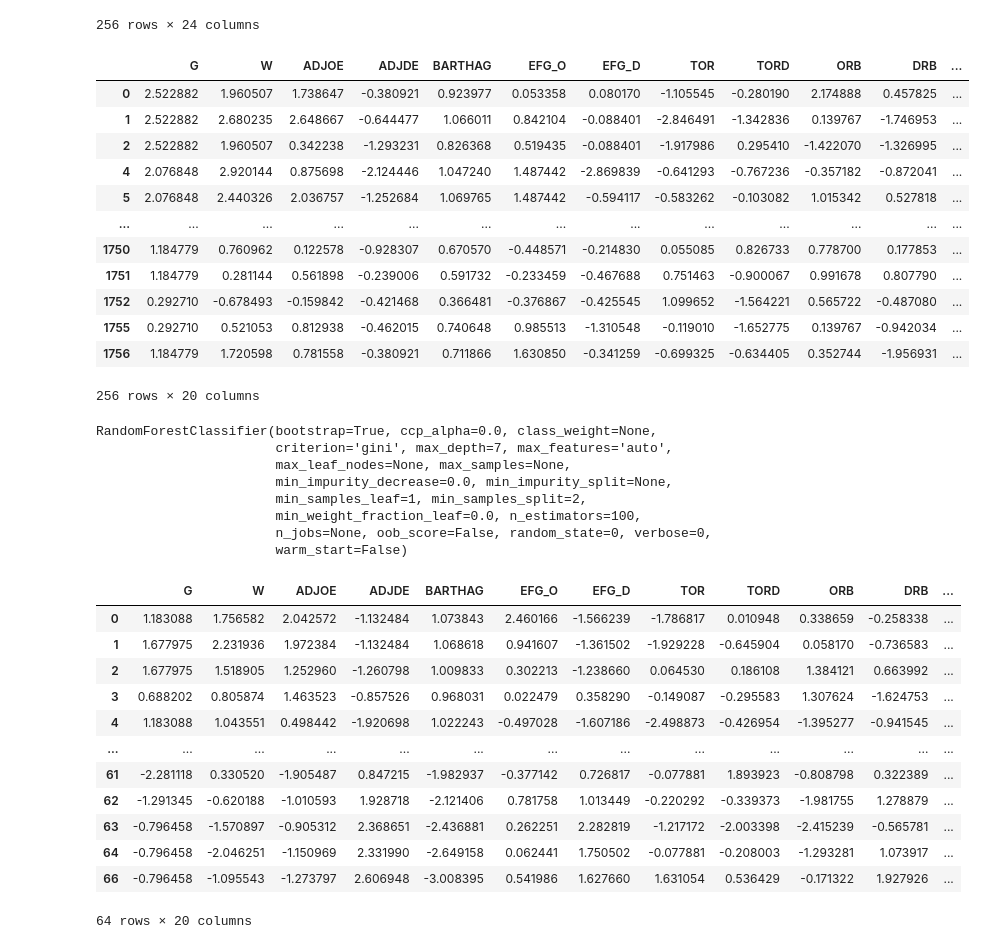
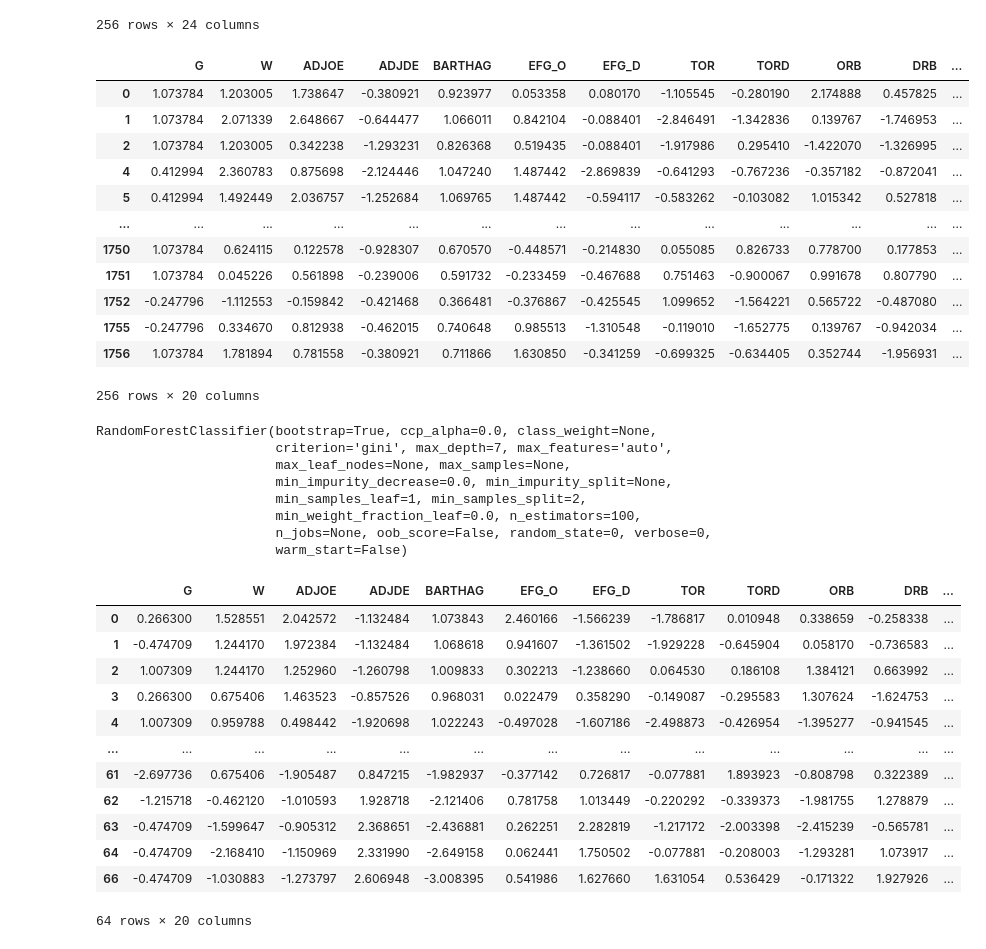
Before and after one commit to COMP562-Machine-Learning-March-Madness/Final-Project, a Jupyter notebook: randomForest.ipynb, the cells around one changed output. Drawn from its saved outputs; the diff is of its cells as text; code cells hidden in the pictures.

Commit message:
updated game totals

```diff
--- a/randomForest.ipynb
+++ b/randomForest.ipynb
@@ -66,28 +66,35 @@ X
 #Save column of labels
 y=X.get("POSTSEASON")
 # %%
-#turn conference into one hot vector
-#dummy = pd.get_dummies(X.CONF)
+# correct the game values
+X['G']=X['G']-X['POSTSEASON']-1
+X['W']=X['W']-X['POSTSEASON']
+
+indices= X[X['POSTSEASON']==6].index.values
+
+for i in indices:
+    X.at[i, 'G']=X.at[i, 'G']+1
 
 #remove the column of post season and string features
 X=X.drop(columns=['POSTSEASON', 'TEAM', 'CONF', 'YEAR'])
 
 #normalized data
 X=(X-X.mean())/X.std()
+
 X
 # %% [output]
 |  | G | W | ADJOE | ADJDE | BARTHAG | EFG_O | EFG_D | TOR | TORD | ORB | DRB | ... |
-| 0 | 2.522882 | 1.960507 | 1.738647 | -0.380921 | 0.923977 | 0.053358 | 0.080170 | -1.105545 | -0.280190 | 2.174888 | 0.457825 | ... |
-| 1 | 2.522882 | 2.680235 | 2.648667 | -0.644477 | 1.066011 | 0.842104 | -0.088401 | -2.846491 | -1.342836 | 0.139767 | -1.746953 | ... |
-| 2 | 2.522882 | 1.960507 | 0.342238 | -1.293231 | 0.826368 | 0.519435 | -0.088401 | -1.917986 | 0.295410 | -1.422070 | -1.326995 | ... |
-| 4 | 2.076848 | 2.920144 | 0.875698 | -2.124446 | 1.047240 | 1.487442 | -2.869839 | -0.641293 | -0.767236 | -0.357182 | -0.872041 | ... |
-| 5 | 2.076848 | 2.440326 | 2.036757 | -1.252684 | 1.069765 | 1.487442 | -0.594117 | -0.583262 | -0.103082 | 1.015342 | 0.527818 | ... |
+| 0 | 1.073784 | 1.203005 | 1.738647 | -0.380921 | 0.923977 | 0.053358 | 0.080170 | -1.105545 | -0.280190 | 2.174888 | 0.457825 | ... |
+| 1 | 1.073784 | 2.071339 | 2.648667 | -0.644477 | 1.066011 | 0.842104 | -0.088401 | -2.846491 | -1.342836 | 0.139767 | -1.746953 | ... |
+| 2 | 1.073784 | 1.203005 | 0.342238 | -1.293231 | 0.826368 | 0.519435 | -0.088401 | -1.917986 | 0.295410 | -1.422070 | -1.326995 | ... |
+| 4 | 0.412994 | 2.360783 | 0.875698 | -2.124446 | 1.047240 | 1.487442 | -2.869839 | -0.641293 | -0.767236 | -0.357182 | -0.872041 | ... |
+| 5 | 0.412994 | 1.492449 | 2.036757 | -1.252684 | 1.069765 | 1.487442 | -0.594117 | -0.583262 | -0.103082 | 1.015342 | 0.527818 | ... |
 | ... | ... | ... | ... | ... | ... | ... | ... | ... | ... | ... | ... | ... |
-| 1750 | 1.184779 | 0.760962 | 0.122578 | -0.928307 | 0.670570 | -0.448571 | -0.214830 | 0.055085 | 0.826733 | 0.778700 | 0.177853 | ... |
-| 1751 | 1.184779 | 0.281144 | 0.561898 | -0.239006 | 0.591732 | -0.233459 | -0.467688 | 0.751463 | -0.900067 | 0.991678 | 0.807790 | ... |
-| 1752 | 0.292710 | -0.678493 | -0.159842 | -0.421468 | 0.366481 | -0.376867 | -0.425545 | 1.099652 | -1.564221 | 0.565722 | -0.487080 | ... |
-| 1755 | 0.292710 | 0.521053 | 0.812938 | -0.462015 | 0.740648 | 0.985513 | -1.310548 | -0.119010 | -1.652775 | 0.139767 | -0.942034 | ... |
-| 1756 | 1.184779 | 1.720598 | 0.781558 | -0.380921 | 0.711866 | 1.630850 | -0.341259 | -0.699325 | -0.634405 | 0.352744 | -1.956931 | ... |
+| 1750 | 1.073784 | 0.624115 | 0.122578 | -0.928307 | 0.670570 | -0.448571 | -0.214830 | 0.055085 | 0.826733 | 0.778700 | 0.177853 | ... |
+| 1751 | 1.073784 | 0.045226 | 0.561898 | -0.239006 | 0.591732 | -0.233459 | -0.467688 | 0.751463 | -0.900067 | 0.991678 | 0.807790 | ... |
+| 1752 | -0.247796 | -1.112553 | -0.159842 | -0.421468 | 0.366481 | -0.376867 | -0.425545 | 1.099652 | -1.564221 | 0.565722 | -0.487080 | ... |
+| 1755 | -0.247796 | 0.334670 | 0.812938 | -0.462015 | 0.740648 | 0.985513 | -1.310548 | -0.119010 | -1.652775 | 0.139767 | -0.942034 | ... |
+| 1756 | 1.073784 | 1.781894 | 0.781558 | -0.380921 | 0.711866 | 1.630850 | -0.341259 | -0.699325 | -0.634405 | 0.352744 | -1.956931 | ... |
 256 rows × 20 columns
 # %%
 #random classifier, and fit
@@ -108,6 +115,14 @@ TEST=pd.read_csv("./cbb-data/cbb19.csv")
 TEST=TEST.dropna()
 TEST=TEST[TEST.POSTSEASON != 'R68']
 TEST=TEST.replace({'Champions': 6, '2ND': 5, 'F4':4, 'E8':3, 'S16':2,  'R32':1, 'R64':0})
+
+TEST['G']=TEST['G']-TEST['POSTSEASON']-1
+TEST['W']=TEST['W']-TEST['POSTSEASON']
+
+indices= TEST[TEST['POSTSEASON']==6].index.values
+
+for i in indices:
+    TEST.at[i, 'G']=TEST.at[i, 'G']+1
 
 #get team name info to print
 teams=TEST.get("TEAM")
@@ -121,17 +136,17 @@ TEST=(TEST-TEST.mean())/TEST.std()
 TEST
 # %% [output]
 |  | G | W | ADJOE | ADJDE | BARTHAG | EFG_O | EFG_D | TOR | TORD | ORB | DRB | ... |
-| 0 | 1.183088 | 1.756582 | 2.042572 | -1.132484 | 1.073843 | 2.460166 | -1.566239 | -1.786817 | 0.010948 | 0.338659 | -0.258338 | ... |
-| 1 | 1.677975 | 2.231936 | 1.972384 | -1.132484 | 1.068618 | 0.941607 | -1.361502 | -1.929228 | -0.645904 | 0.058170 | -0.736583 | ... |
-| 2 | 1.677975 | 1.518905 | 1.252960 | -1.260798 | 1.009833 | 0.302213 | -1.238660 | 0.064530 | 0.186108 | 1.384121 | 0.663992 | ... |
-| 3 | 0.688202 | 0.805874 | 1.463523 | -0.857526 | 0.968031 | 0.022479 | 0.358290 | -0.149087 | -0.295583 | 1.307624 | -1.624753 | ... |
-| 4 | 1.183088 | 1.043551 | 0.498442 | -1.920698 | 1.022243 | -0.497028 | -1.607186 | -2.498873 | -0.426954 | -1.395277 | -0.941545 | ... |
+| 0 | 0.266300 | 1.528551 | 2.042572 | -1.132484 | 1.073843 | 2.460166 | -1.566239 | -1.786817 | 0.010948 | 0.338659 | -0.258338 | ... |
+| 1 | -0.474709 | 1.244170 | 1.972384 | -1.132484 | 1.068618 | 0.941607 | -1.361502 | -1.929228 | -0.645904 | 0.058170 | -0.736583 | ... |
+| 2 | 1.007309 | 1.244170 | 1.252960 | -1.260798 | 1.009833 | 0.302213 | -1.238660 | 0.064530 | 0.186108 | 1.384121 | 0.663992 | ... |
+| 3 | 0.266300 | 0.675406 | 1.463523 | -0.857526 | 0.968031 | 0.022479 | 0.358290 | -0.149087 | -0.295583 | 1.307624 | -1.624753 | ... |
+| 4 | 1.007309 | 0.959788 | 0.498442 | -1.920698 | 1.022243 | -0.497028 | -1.607186 | -2.498873 | -0.426954 | -1.395277 | -0.941545 | ... |
 | ... | ... | ... | ... | ... | ... | ... | ... | ... | ... | ... | ... | ... |
-| 61 | -2.281118 | 0.330520 | -1.905487 | 0.847215 | -1.982937 | -0.377142 | 0.726817 | -0.077881 | 1.893923 | -0.808798 | 0.322389 | ... |
-| 62 | -1.291345 | -0.620188 | -1.010593 | 1.928718 | -2.121406 | 0.781758 | 1.013449 | -0.220292 | -0.339373 | -1.981755 | 1.278879 | ... |
-| 63 | -0.796458 | -1.570897 | -0.905312 | 2.368651 | -2.436881 | 0.262251 | 2.282819 | -1.217172 | -2.003398 | -2.415239 | -0.565781 | ... |
-| 64 | -0.796458 | -2.046251 | -1.150969 | 2.331990 | -2.649158 | 0.062441 | 1.750502 | -0.077881 | -0.208003 | -1.293281 | 1.073917 | ... |
-| 66 | -0.796458 | -1.095543 | -1.273797 | 2.606948 | -3.008395 | 0.541986 | 1.627660 | 1.631054 | 0.536429 | -0.171322 | 1.927926 | ... |
+| 61 | -2.697736 | 0.675406 | -1.905487 | 0.847215 | -1.982937 | -0.377142 | 0.726817 | -0.077881 | 1.893923 | -0.808798 | 0.322389 | ... |
+| 62 | -1.215718 | -0.462120 | -1.010593 | 1.928718 | -2.121406 | 0.781758 | 1.013449 | -0.220292 | -0.339373 | -1.981755 | 1.278879 | ... |
+| 63 | -0.474709 | -1.599647 | -0.905312 | 2.368651 | -2.436881 | 0.262251 | 2.282819 | -1.217172 | -2.003398 | -2.415239 | -0.565781 | ... |
+| 64 | -0.474709 | -2.168410 | -1.150969 | 2.331990 | -2.649158 | 0.062441 | 1.750502 | -0.077881 | -0.208003 | -1.293281 | 1.073917 | ... |
+| 66 | -0.474709 | -1.030883 | -1.273797 | 2.606948 | -3.008395 | 0.541986 | 1.627660 | 1.631054 | 0.536429 | -0.171322 | 1.927926 | ... |
 64 rows × 20 columns
 # %%
 #probabilies for each Class
```
Also changed, not shown: parts of 5 cells of this notebook.
